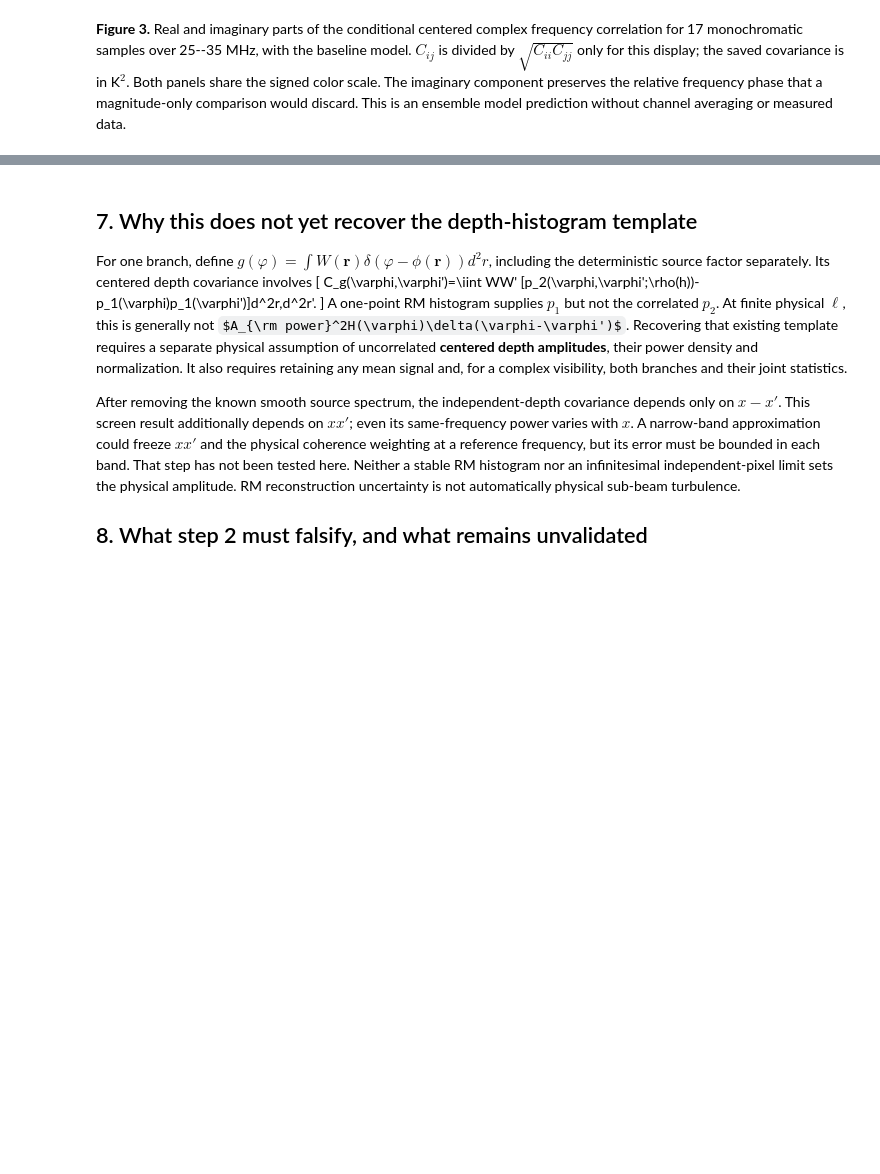
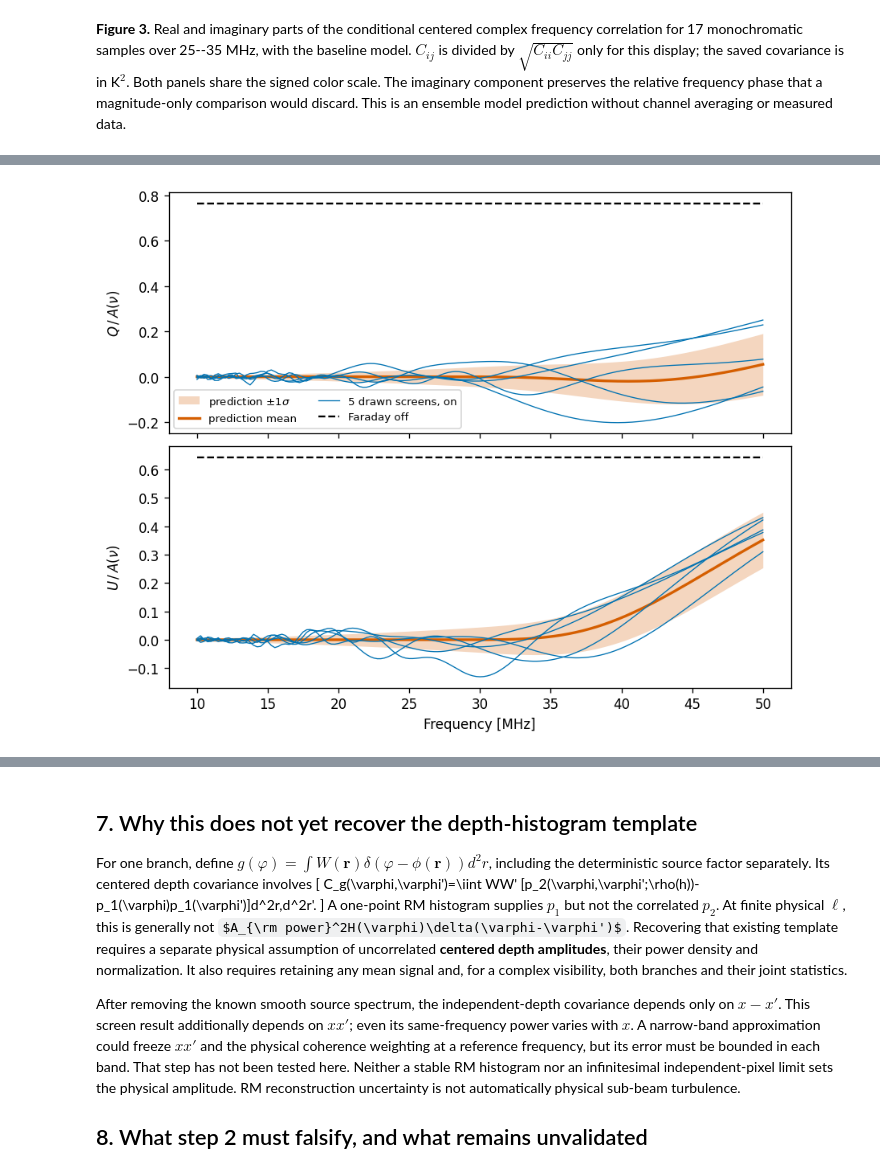
Before and after one commit to christianhbye/lusee_faraday, a Jupyter notebook: notebooks/gaussian_screen_step1.ipynb, the cells around one changed output, grey strips where cells are left out. Drawn from its saved outputs; the diff is of its cells as text; code cells hidden in the pictures; some formulas as TeX source; blank space fills up the shorter version.

```diff
--- a/notebooks/gaussian_screen_step1.ipynb
+++ b/notebooks/gaussian_screen_step1.ipynb
@@ -740,0 +770,62 @@ prediction without channel averaging or measured data.
+# %%
+draws = np.load(ROOT / "generated_data/gaussian_screen_step1/draws.npz")
+stored = json.loads(str(draws["config"]))
+assert stored["model"] == json.loads(json.dumps(asdict(model))), (
+    "draws.npz was made for a different model; rerun "
+    "scripts/gaussian_screen_draws.py"
+)
+dfreq = draws["freq"]
+amplitude = model.eta * model.p_ref_k * (dfreq / model.ref_mhz) ** model.beta
+readouts = ["Q", "U", "xx", "yy", "xy"]
+
+
+def draws_figure(names, labels):
+    fig, axes = plt.subplots(
+        len(names),
+        1,
+        figsize=(7.2, 2.4 * len(names) + 0.9),
+        sharex=True,
+        layout="constrained",
+    )
+    for ax, name, label in zip(np.atleast_1d(axes), names, labels):
+        mean = draws[f"analytic_mean_{name}"] / amplitude
+        sd = draws[f"analytic_std_{name}"] / amplitude
+        ax.fill_between(
+            dfreq,
+            mean - sd,
+            mean + sd,
+            color="#D55E00",
+            alpha=0.25,
+            lw=0,
+            label=r"prediction $\pm1\sigma$",
+        )
+        ax.plot(dfreq, mean, color="#D55E00", lw=2.0, label="prediction mean")
+        for k, on in enumerate(draws[f"on_{name}"]):
+            ax.plot(
+                dfreq,
+                on / amplitude,
+                color="#0072B2",
+                lw=0.8,
+                label="5 drawn screens, on" if k == 0 else None,
+            )
+        ax.plot(
+            dfreq,
+            draws[f"off_{name}"] / amplitude,
+            color="black",
+            lw=1.4,
+            ls="--",
+            label="Faraday off",
+        )
+        ax.set_ylabel(label)
+    np.atleast_1d(axes)[0].legend(fontsize=8, ncols=2)
+    np.atleast_1d(axes)[-1].set_xlabel("Frequency [MHz]")
+    return fig
+
+
+fig = draws_figure(
+    ["Q", "U"], [r"$Q\,/\,A(\nu)$", r"$U\,/\,A(\nu)$"]
+)
+figures.append(("gaussian_screen_step1_draws_qu", fig))
+plt.show()
+# %% [output]
+[figure, added]
```
Also changed, not shown: parts of 9 cells of this notebook, 5 other files.
